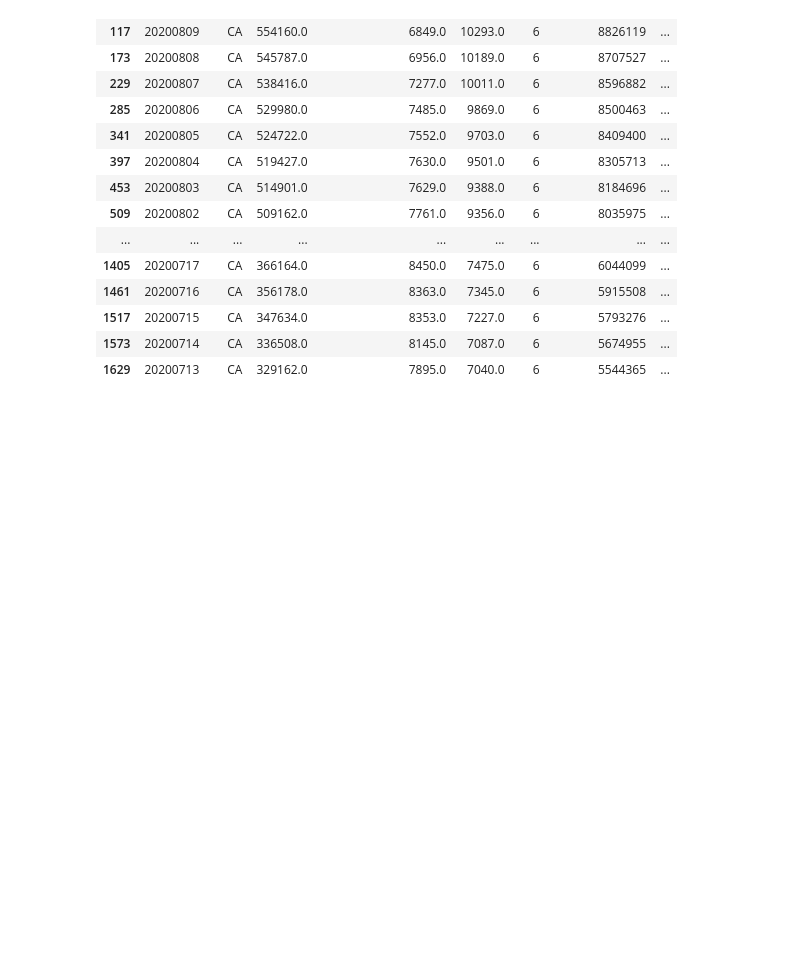
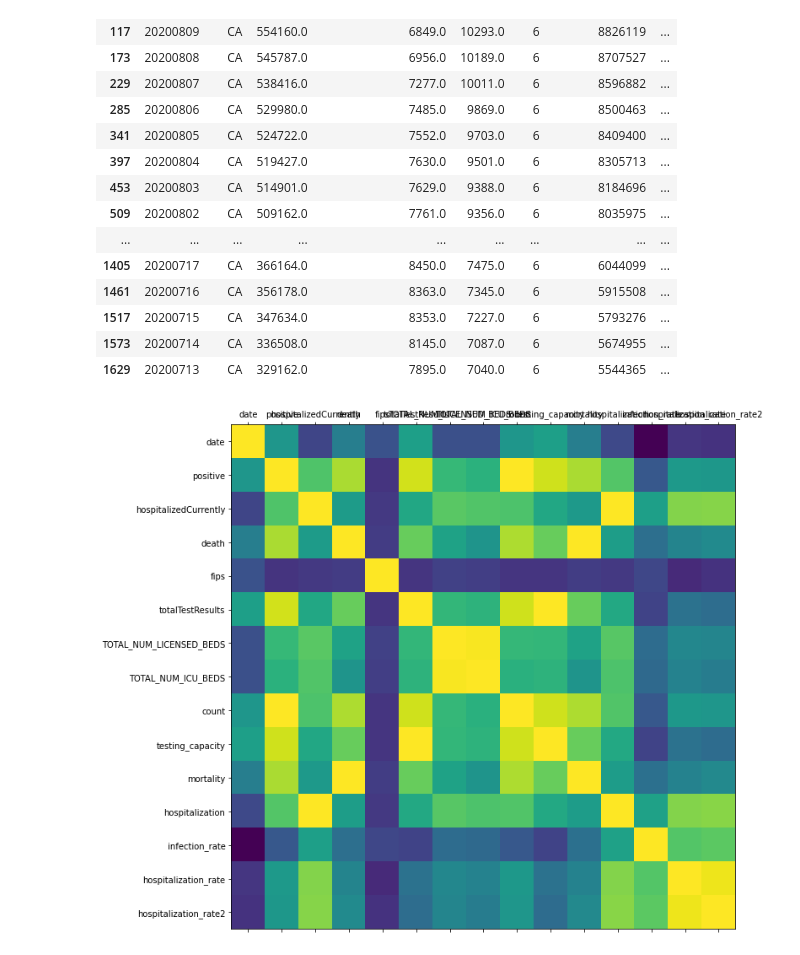
Before and after one commit to elizabethqiu/2020-wwcode-dshackathon-covid19ml, a Jupyter notebook: wwwcode-hackathon.ipynb, the cells around one changed output. Drawn from its saved outputs; the diff is of its cells as text; code cells hidden in the pictures; blank space fills up the shorter version.

Commit message:
added plot

```diff
--- a/wwwcode-hackathon.ipynb
+++ b/wwwcode-hackathon.ipynb
@@ -414,3 +414,7 @@ df_states.loc[df_states['fips'] == 6].head(30)
 | 1517 | 20200715 | CA | 347634.0 | 8353.0 | 7227.0 | 6 | 5793276 | ... |
 | 1573 | 20200714 | CA | 336508.0 | 8145.0 | 7087.0 | 6 | 5674955 | ... |
 | 1629 | 20200713 | CA | 329162.0 | 7895.0 | 7040.0 | 6 | 5544365 | ... |
+# %%
+plot_corr(df_states)
+# %% [output]
+[figure, added]
```
